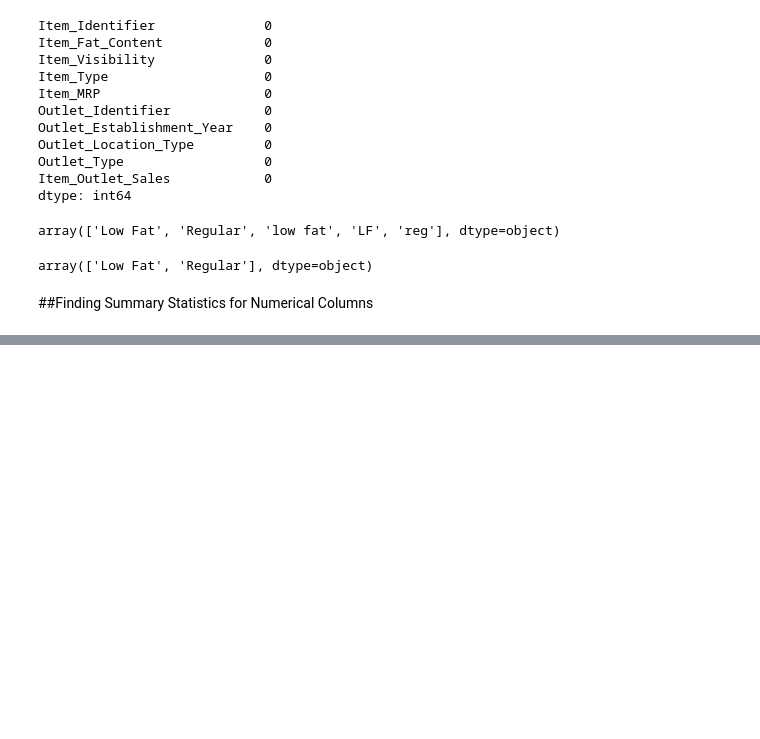
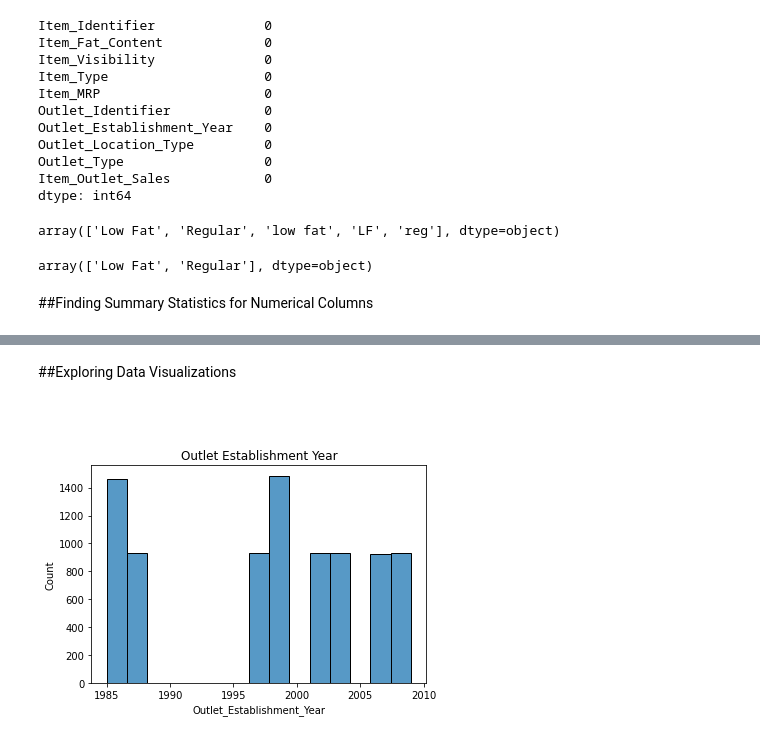
Before and after one commit to victoriawhite17/Sales_Predictions, a Jupyter notebook: Sales_Predictions.ipynb, the cells around one changed output, grey strips where cells are left out. Cells and saved outputs as stored; diff of their text form; code cells hidden in the pictures; blank space fills up the shorter version.

````diff
--- a/Sales_Predictions.ipynb
+++ b/Sales_Predictions.ipynb
@@ -122,0 +113,9 @@ df1['Item_Outlet_Sales'].mean()
+# %% [markdown]
+##Exploring Data Visualizations
+```
+# %%
+import seaborn as sns
+ax = sns.histplot(data=df1, x='Outlet_Establishment_Year')
+ax.set(title='Outlet Establishment Year');
+# %% [output]
+[figure, added]
````
Also changed, not shown: parts of 13 cells of this notebook.
